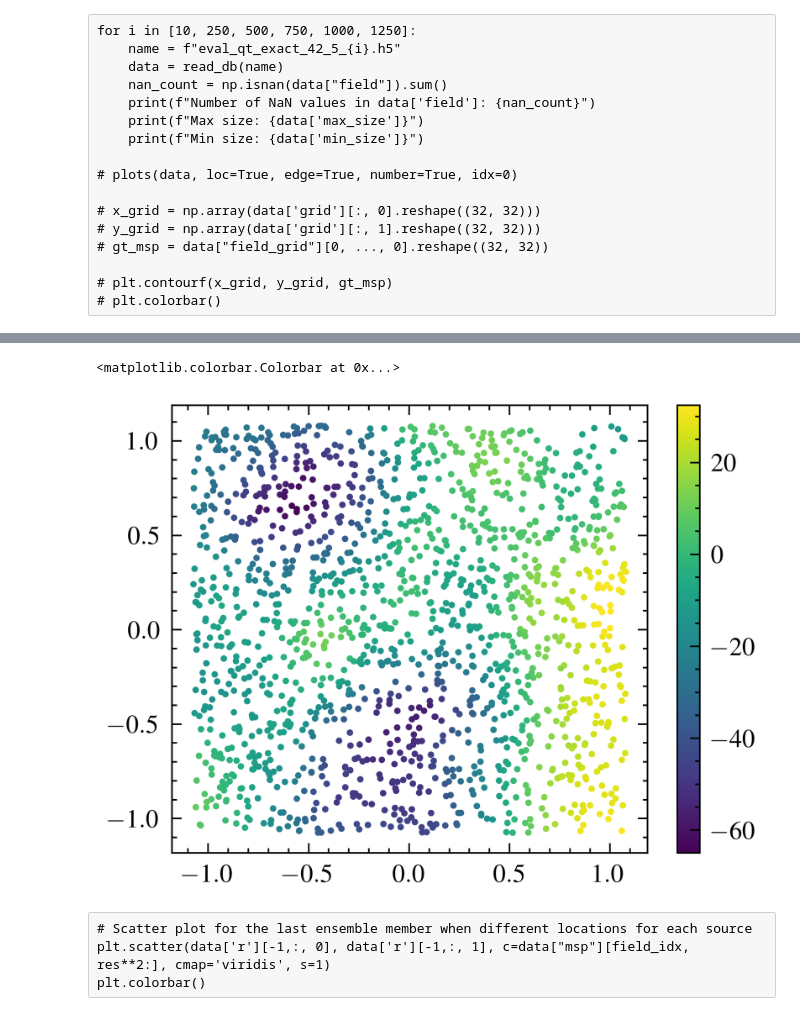
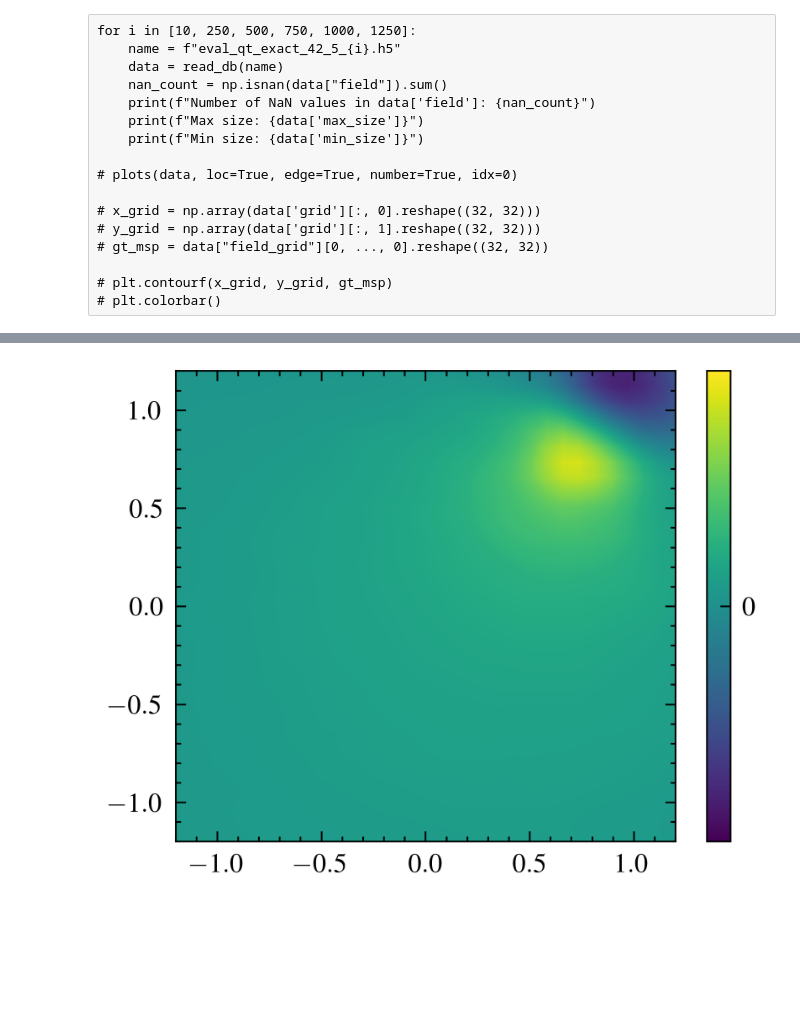
Before and after one commit to cmt-dtu-energy/hypermagnetics, a Jupyter notebook: nbs/check_dataset.ipynb, the cells around one changed output, grey strips where cells are left out. Drawn from its saved outputs; the diff is of its cells as text; code cells hidden in the pictures; blank space fills up the shorter version.

```diff
--- a/nbs/check_dataset.ipynb
+++ b/nbs/check_dataset.ipynb
@@ -71,10 +94,21 @@ plt.colorbar()
-# %%
-plt.scatter(data['r'][field_idx, :, 0], data['r'][field_idx, :, 1], c=data["msp"][field_idx], cmap='viridis', s=1)
-plt.colorbar()
-# %% [output]
-<matplotlib.colorbar.Colorbar at 0x...>
-[figure, removed]
-# %% [raw]
-# Scatter plot for the last ensemble member when different locations for each source
-plt.scatter(data['r'][-1,:, 0], data['r'][-1,:, 1], c=data["msp"][field_idx, res**2:], cmap='viridis', s=1)
-plt.colorbar()
+# %%
+model_cfg = HyperLayer(
+    width=400,
+    depth=3,
+    hwidth=2,
+    hdepth=3,
+    seed=42,
+)
+
+model_folder = Path().resolve() / '..' / 'models'
+model_path = f"{model_folder}/fc_ilr_400_200k_res32_large_m.eqx"
+model = eqx.tree_deserialise_leaves(model_path, model_cfg)
+
+sim = data.copy()
+sim_f = jax.vmap(model, in_axes=(0, None))(data['sources'], data["grid"])
+
+contour = plt.contourf(x_grid, y_grid, sim_f[idx].reshape((res, res))/10, levels=levels, cmap='viridis', norm=norm)
+cbar = plt.colorbar(contour)
+cbar.set_ticks(cbar_ticks)
+# %% [output]
+[figure, added]
```
Also changed, not shown: parts of 12 cells of this notebook, 2 other files.
